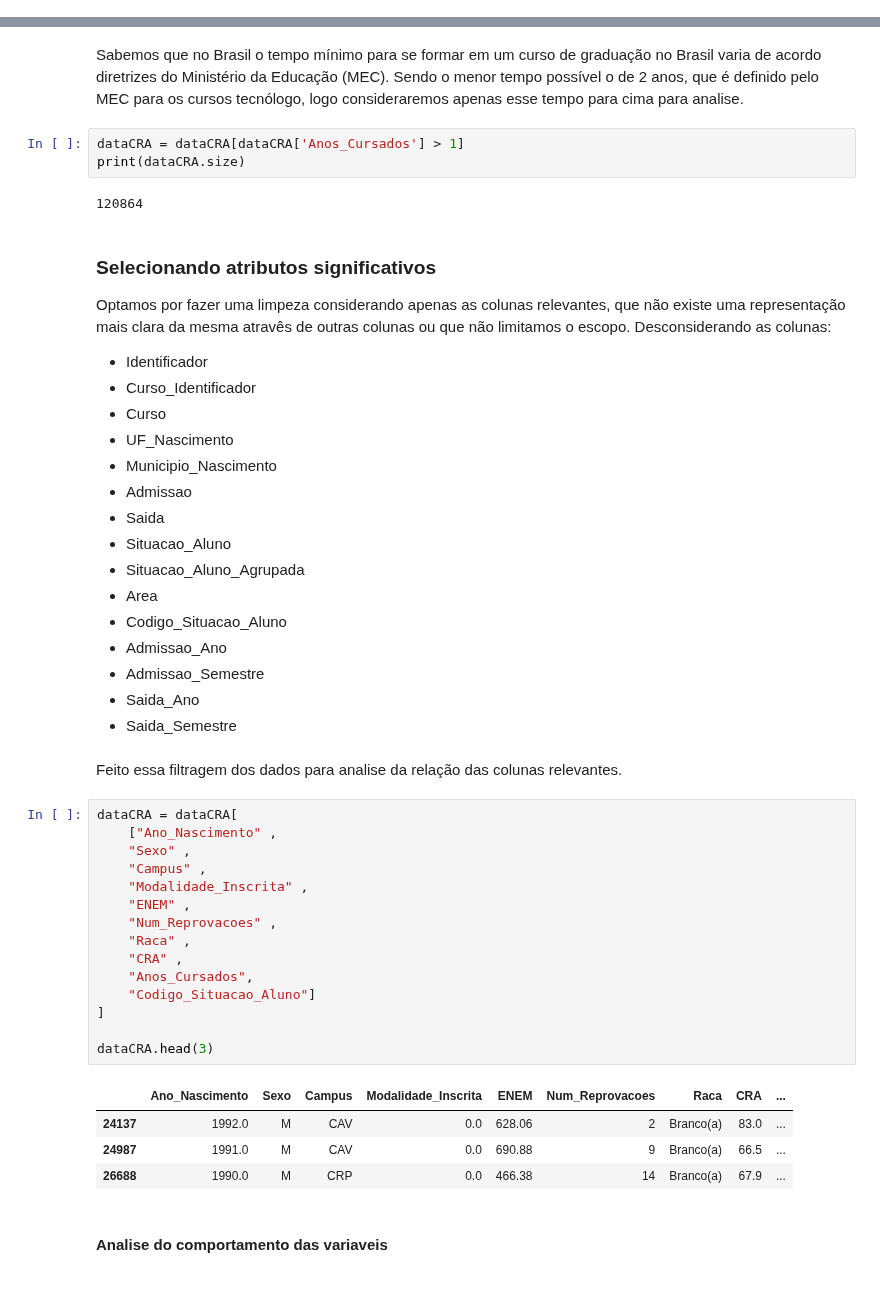
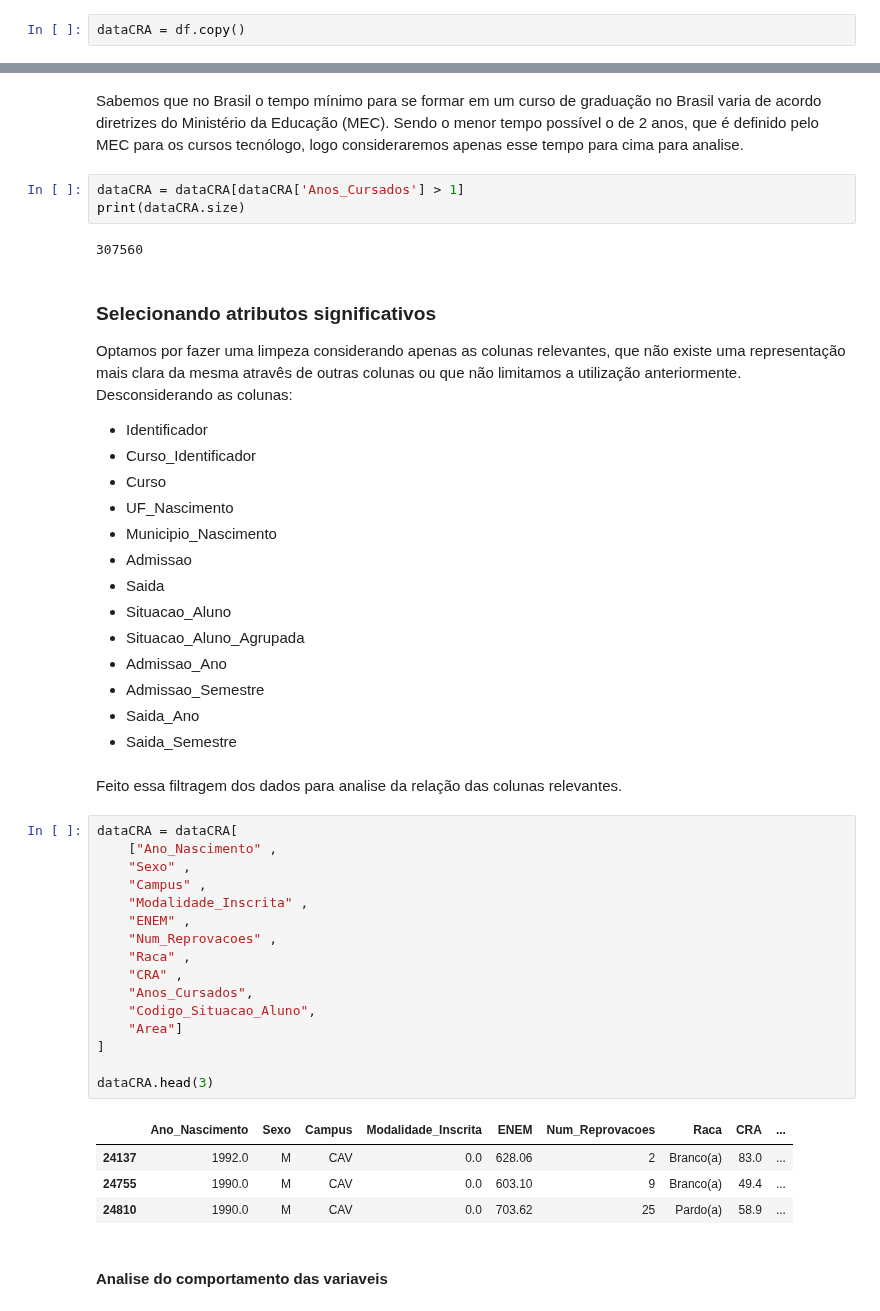
Before and after one commit to Duds04/Projeto_Dados, a Jupyter notebook: src/Regressoes.ipynb, the cells around one changed output, grey strips where cells are left out. Cells and saved outputs as stored; diff of their text form.

```diff
--- a/src/Regressoes.ipynb
+++ b/src/Regressoes.ipynb
@@ -196,3 +123,5 @@ Name: count, dtype: int64
+# %%
+dataCRA = df.copy()
 # %% [markdown]
 ### Criando variavel tempo de permanencia
 Para uma analise mais efetiva iremos criar a coluna `Anos_Cursados` que irá indicar o quantos anos o aluno precisou para se formar.
@@ -219,11 +142,11 @@ Sabemos que no Brasil o tempo mínimo para se formar em um curso de graduação
 dataCRA = dataCRA[dataCRA['Anos_Cursados'] > 1]
 print(dataCRA.size)
 # %% [output]
-120864
+307560
 # %% [markdown]
 ### Selecionando atributos significativos
 
-Optamos por fazer uma limpeza considerando apenas as colunas relevantes, que não existe uma representação mais clara da mesma atravês de outras colunas ou que não limitamos o escopo.
+Optamos por fazer uma limpeza considerando apenas as colunas relevantes, que não existe uma representação mais clara da mesma atravês de outras colunas ou que não limitamos a utilização anteriormente.
 Desconsiderando as colunas:
  - Identificador
  - Curso_Identificador
@@ -234,8 +157,6 @@ Desconsiderando as colunas:
  - Saida
  - Situacao_Aluno
  - Situacao_Aluno_Agrupada
- - Area
- - Codigo_Situacao_Aluno
  - Admissao_Ano
  - Admissao_Semestre
  - Saida_Ano
@@ -245,23 +166,24 @@ Feito essa filtragem dos dados para analise da relação das colunas relevantes.
 # %%
 dataCRA = dataCRA[
     ["Ano_Nascimento" ,
     "Sexo" ,
     "Campus" ,
     "Modalidade_Inscrita" ,
     "ENEM" ,
     "Num_Reprovacoes" ,
     "Raca" ,
     "CRA" ,
     "Anos_Cursados",
-    "Codigo_Situacao_Aluno"]
+    "Codigo_Situacao_Aluno",
+    "Area"]
 ]
 
 dataCRA.head(3)
 # %% [output]
 |  | Ano_Nascimento | Sexo | Campus | Modalidade_Inscrita | ENEM | Num_Reprovacoes | Raca | CRA | ... |
 | 24137 | 1992.0 | M | CAV | 0.0 | 628.06 | 2 | Branco(a) | 83.0 | ... |
-| 24987 | 1991.0 | M | CAV | 0.0 | 690.88 | 9 | Branco(a) | 66.5 | ... |
-| 26688 | 1990.0 | M | CRP | 0.0 | 466.38 | 14 | Branco(a) | 67.9 | ... |
+| 24755 | 1990.0 | M | CAV | 0.0 | 603.10 | 9 | Branco(a) | 49.4 | ... |
+| 24810 | 1990.0 | M | CAV | 0.0 | 703.62 | 25 | Pardo(a) | 58.9 | ... |
 # %% [markdown]
 #### Analise do comportamento das variaveis
 # %% [markdown]
```
Also changed, not shown: parts of 41 cells of this notebook.
